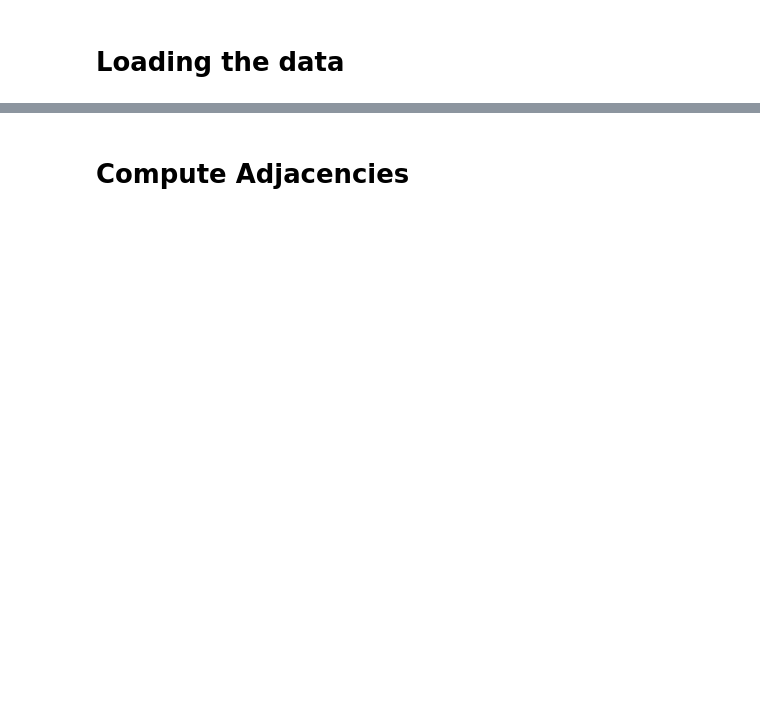
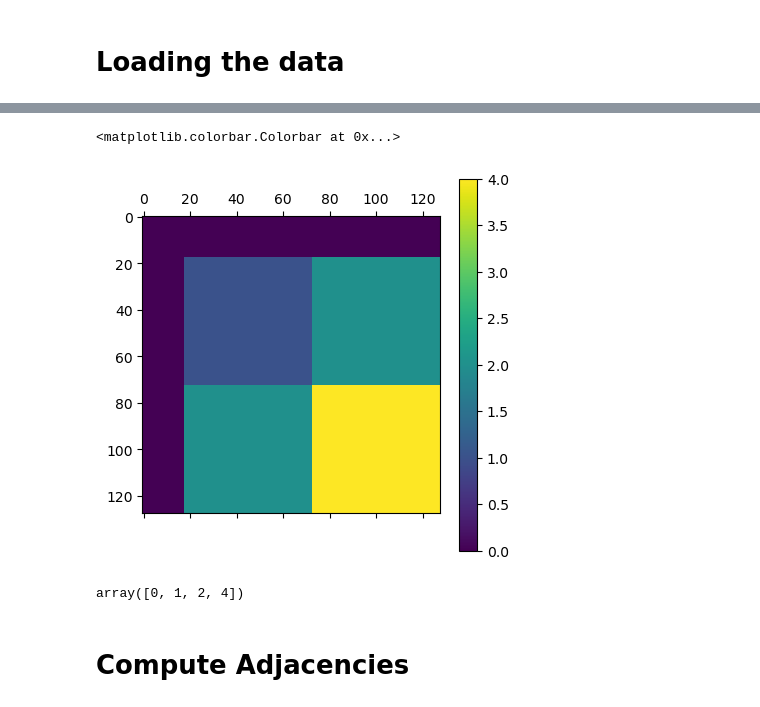
Before and after one commit to NinoHerve/NetworkMachineLearning_2023, a Jupyter notebook: notebooks_hugo/Xplore.ipynb, the cells around one changed output, grey strips where cells are left out. Drawn from its saved outputs; the diff is of its cells as text; code cells hidden in the pictures; blank space fills up the shorter version.

```diff
--- a/notebooks_hugo/Xplore.ipynb
+++ b/notebooks_hugo/Xplore.ipynb
@@ -1,8 +1,10 @@
 # %%
 import numpy as np
 from matplotlib import pyplot as plt
+import seaborn as sns
 import utils_hugo as ut
 from importlib import reload
+plt.style.use('default')
 reload(ut);
 # %% [markdown]
 # Loading the data
@@ -26,3 +28,16 @@ X_red.shape
+# %%
+node_order, hemi = ut.get_node_ordering(with_hemi=True)
+# use A[np.ix_(node_order, node_order)]
+mask = np.outer(hemi,hemi)
+plt.matshow(mask)
+plt.colorbar()
+# %% [output]
+<matplotlib.colorbar.Colorbar at 0x...>
+[figure, added]
+# %%
+np.unique(mask)
+# %% [output]
+array([0, 1, 2, 4])
 # %% [markdown]
 # Compute Adjacencies
 # %%
```
Also changed, not shown: parts of 46 cells of this notebook, 3 other files.
